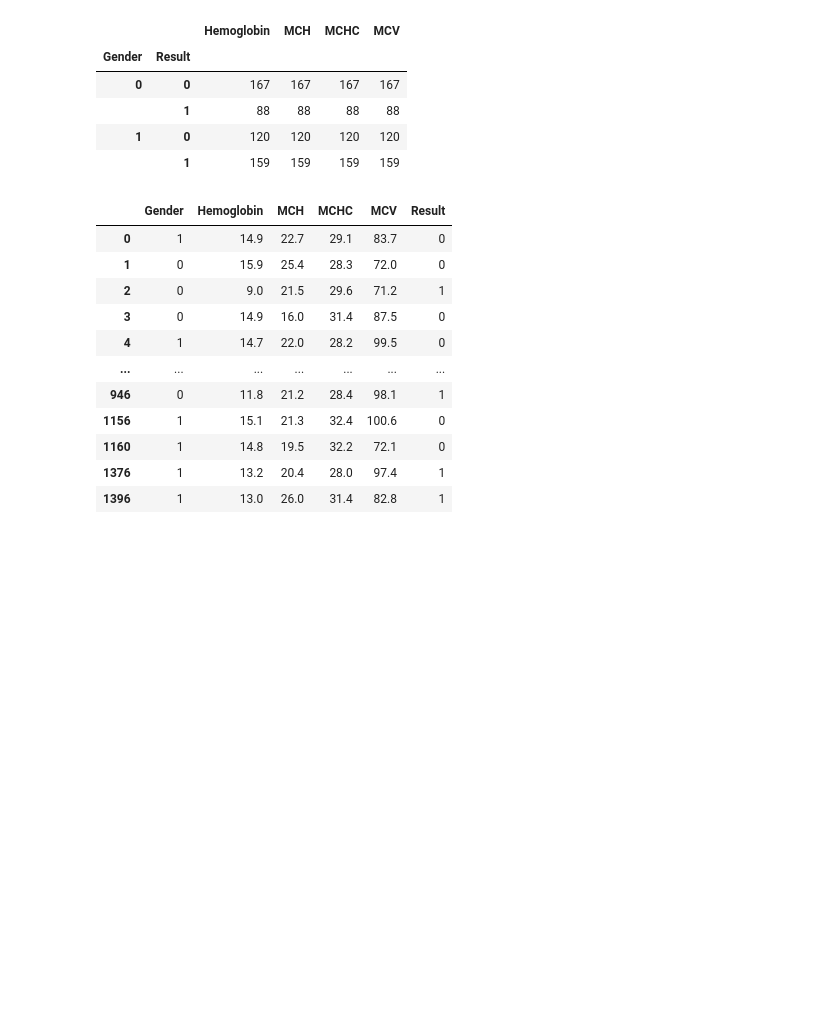
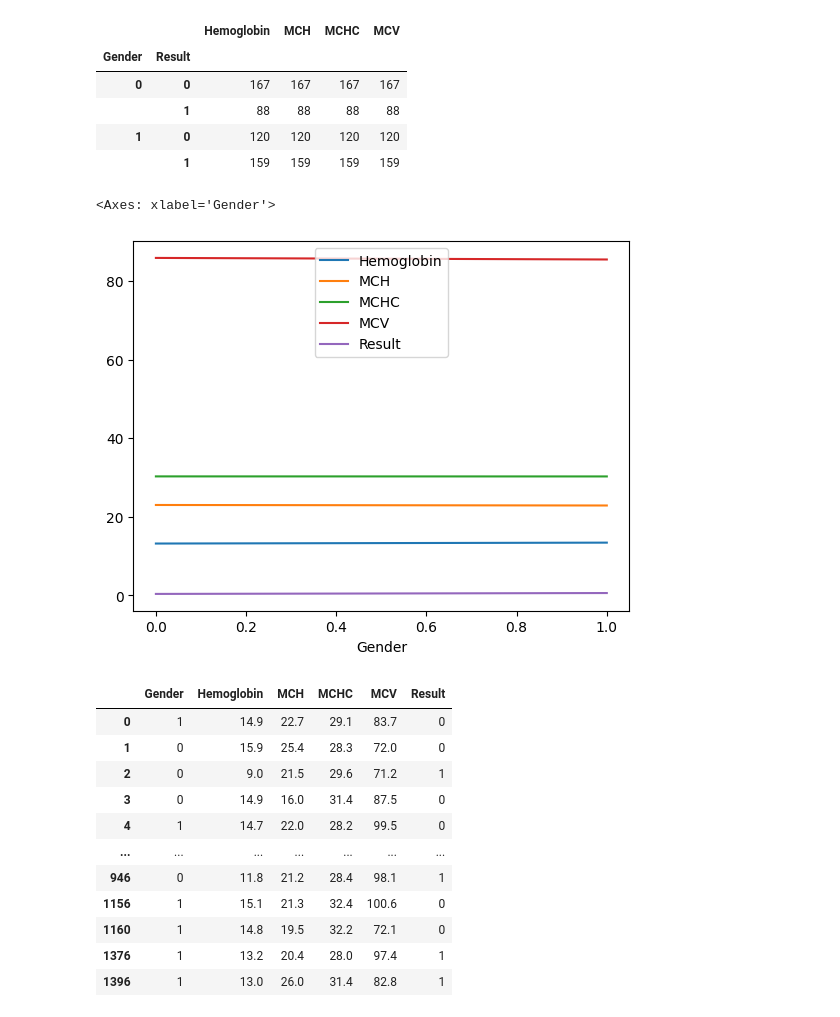
Before and after one commit to JohananOppongAmoateng/Anaemia-Classifier, a Jupyter notebook: anemia.ipynb, the cells around one changed output. Cells and saved outputs as stored; diff of their text form; code cells hidden in the pictures; blank space fills up the shorter version.

```diff
--- a/anemia.ipynb
+++ b/anemia.ipynb
@@ -98,6 +108,11 @@ data.groupby(["Gender","Result"]).count()
 |  | 1 | 88 | 88 | 88 | 88 |
 | 1 | 0 | 120 | 120 | 120 | 120 |
 |  | 1 | 159 | 159 | 159 | 159 |
+# %%
+data.groupby(["Gender"]).mean().plot()
+# %% [output]
+<Axes: xlabel='Gender'>
+[figure, added]
 # %%
 pd.get_dummies(data,drop_first=True)
 # %% [output]
```
Also changed, not shown: parts of 3 cells of this notebook.
